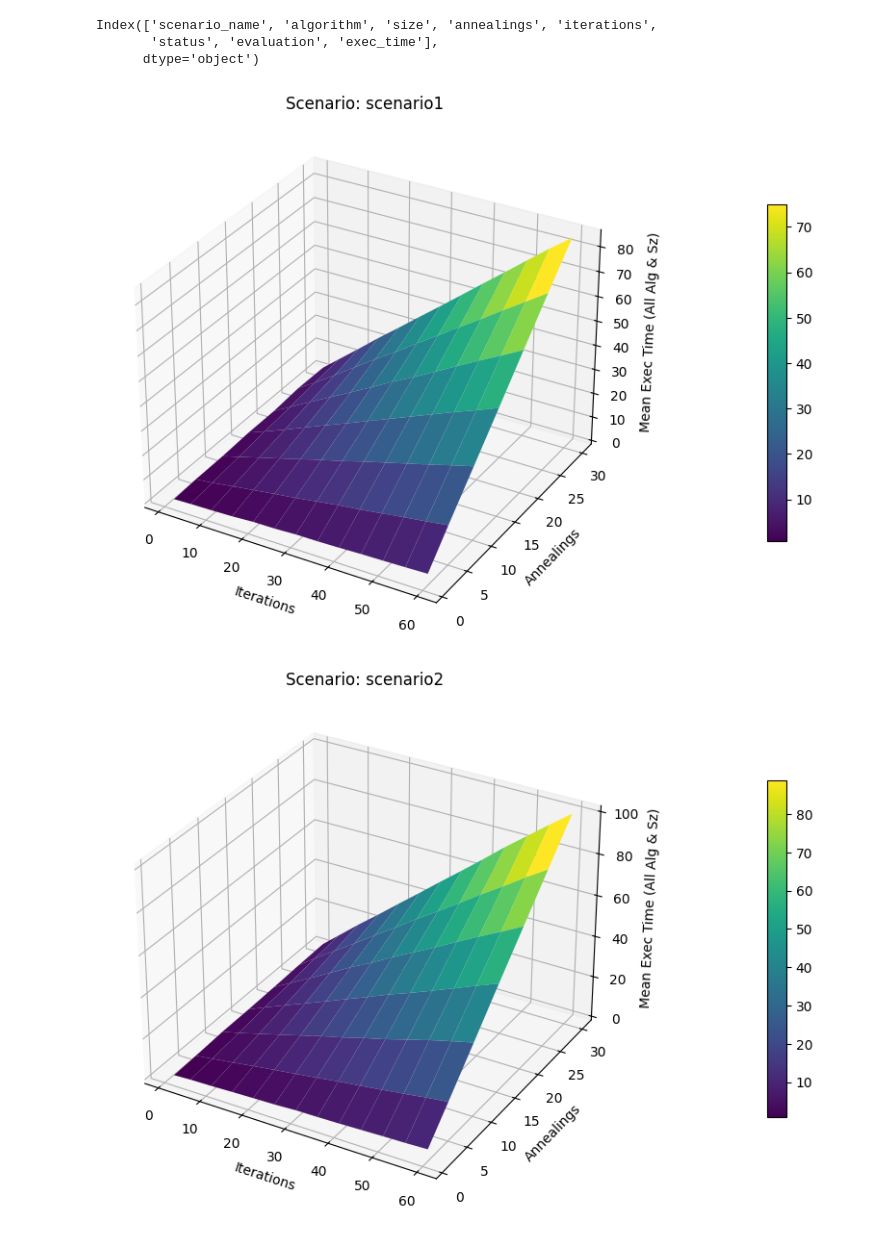
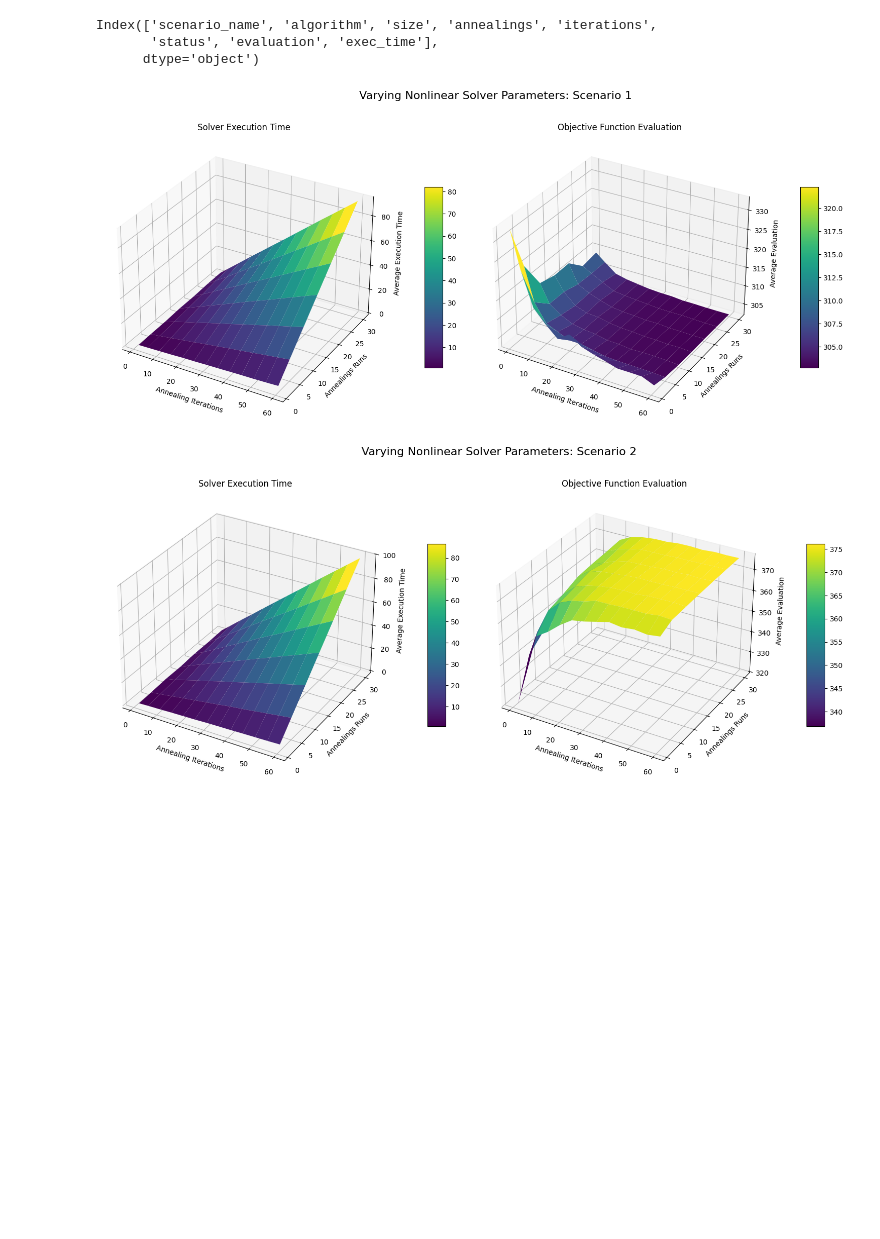
Before and after one commit to alebocci/QBexps, a Jupyter notebook: analyze_nonlinear.ipynb, the cells around one changed output. Saved outputs shown, nothing was run; the diff lists cells and outputs as text; code cells hidden in the pictures; blank space fills up the shorter version.

```diff
--- a/analyze_nonlinear.ipynb
+++ b/analyze_nonlinear.ipynb
@@ -5,7 +5,7 @@ import pandas as pd
 import matplotlib.pyplot as plt
 import numpy as np
 # %%
-folder_nonlinear = './results_nonlinear'
+folder_nonlinear = './results_non_linear_vm1'
 
 csv_file_nonlinear = 'nonlinear_results_summary.csv'
 
@@ -16,7 +16,11 @@ if not os.path.exists(figures_folder):
 # Define a function to process a single file
 def process_file(filepath):
     with open(filepath, 'r') as f:
-        data = json.load(f)
+        try:
+            data = json.load(f)
+        except Exception as e:
+            print(f"Error reading {filepath}: {e}")
+            raise e
 
     # Extract columns, using placeholders for missing data
     scenario_name = data.get("model_file", "-").replace('.json', '')
@@ -118,34 +122,50 @@ Index(['scenario_name', 'algorithm', 'size', 'annealings', 'iterations',
 # %%
 # Group by scenario_name, iterations, annealings and compute mean exec_time
 df_grouped = df.groupby(
     ['scenario_name', 'iterations', 'annealings']
 )['exec_time'].mean().reset_index()
 
+df_grouped2 = df.groupby(
+    ['scenario_name', 'iterations', 'annealings']
+)['evaluation'].mean().reset_index()
+
+#fig, axes = plt.subplots(1, 2, figsize=(12, 12), sharey=True)
+
+
 for scenario in df_grouped['scenario_name'].unique():
-    sub_df = df_grouped[df_grouped['scenario_name'] == scenario]
-    pivot = sub_df.pivot_table(
-        index='iterations', columns='annealings', values='exec_time'
-    )
-    X, Y = np.meshgrid(pivot.index, pivot.columns)
-    Z = pivot.values.T
+    plt.close('all')  # Ensure no leftovers
+    fig = plt.figure(figsize=(16, 7))
+    fig.suptitle(f"Varying Nonlinear Solver Parameters: Scenario {scenario[-1]}", fontsize=16)
 
-    fig = plt.figure(figsize=(10, 7))
-    ax = fig.add_subplot(111, projection='3d')
-    surf = ax.plot_surface(X, Y, Z, cmap='viridis')
+    # First plot
+    ax1 = fig.add_subplot(1, 2, 1, projection='3d')
+    sub_df1 = df_grouped[df_grouped['scenario_name'] == scenario]
+    pivot1 = sub_df1.pivot_table(index='iterations', columns='annealings', values='exec_time')
+    X1, Y1 = np.meshgrid(pivot1.index, pivot1.columns)
+    Z1 = pivot1.values.T
+    surf1 = ax1.plot_surface(X1, Y1, Z1, cmap='viridis')
+    ax1.set_title('Solver Execution Time')
+    ax1.set_xlabel('Annealing Iterations')
+    ax1.set_ylabel('Annealings Runs')
+    ax1.set_zlabel('Average Execution Time')
+    fig.colorbar(surf1, ax=ax1, shrink=0.6, aspect=10, pad=0.1)
 
-    ax.set_title(f'Scenario: {scenario}')
-    ax.set_xlabel('Iterations')
-    ax.set_ylabel('Annealings')
-    ax.set_zlabel('Mean Exec Time (All Alg & Sz)')
+    # Second plot
+    ax2 = fig.add_subplot(1, 2, 2, projection='3d')
+    sub_df2 = df_grouped2[df_grouped2['scenario_name'] == scenario]
+    pivot2 = sub_df2.pivot_table(index='iterations', columns='annealings', values='evaluation')
+    X2, Y2 = np.meshgrid(pivot2.index, pivot2.columns)
+    Z2 = pivot2.values.T
+    surf2 = ax2.plot_surface(X2, Y2, Z2, cmap='viridis')
+    ax2.set_title('Objective Function Evaluation')
+    ax2.set_xlabel('Annealing Iterations')
+    ax2.set_ylabel('Annealings Runs')
+    ax2.set_zlabel('Average Evaluation')
+    fig.colorbar(surf2, ax=ax2, shrink=0.6, aspect=10, pad=0.1)
 
-    # Create a new axis for the colorbar to the right of the plot
-    from mpl_toolkits.axes_grid1 import make_axes_locatable
-    divider = make_axes_locatable(ax)
-    cax = fig.add_axes([0.92, 0.25, 0.02, 0.5])  # [left, bottom, width, height]
-    fig.colorbar(surf, cax=cax)
-
-    plt.subplots_adjust(right=0.88)  # Make room for colorbar
+    plt.tight_layout(rect=[0, 0, 0.96, 0.95])
+    plt.savefig(f'{figures_folder}/{scenario}_nonlinear_analysis.pdf', format="pdf", bbox_inches='tight')
     plt.show()
 # %% [output]
-[figure, old version]
+[figure, new version]
-[figure, old version]
+[figure, new version]
```
Also changed, not shown: parts of 3 cells of this notebook, 2 other files.
